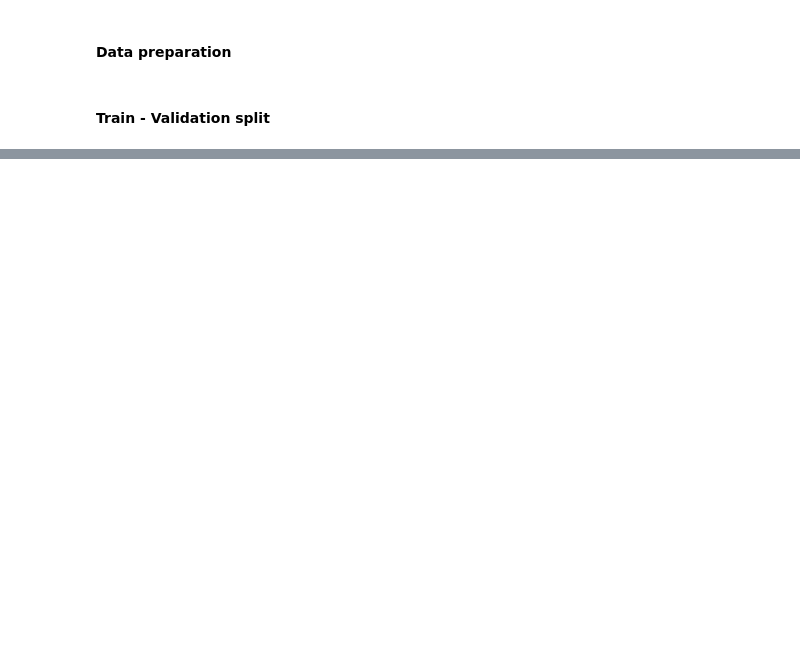
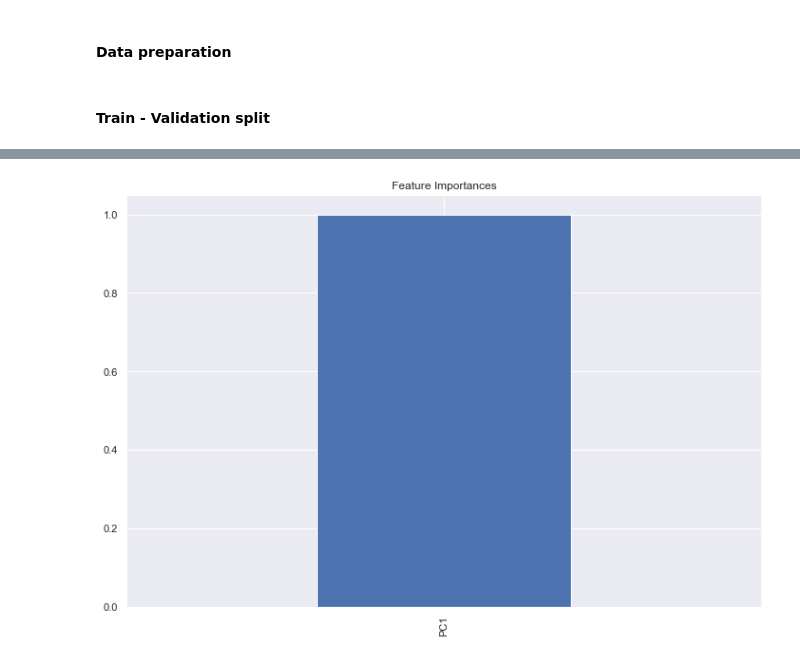
Before and after one commit to Seyone68/Laptop-Price-Analysis, a Jupyter notebook: Laptop_EDA_1.ipynb, the cells around one changed output, grey strips where cells are left out. Cells and saved outputs as stored; diff of their text form; code cells hidden in the pictures; blank space fills up the shorter version.

Commit message:
Save with GBR model

```diff
--- a/Laptop_EDA_1.ipynb
+++ b/Laptop_EDA_1.ipynb
@@ -1167,0 +1394,21 @@ x_train, x_val, y_train, y_val = train_test_split(x_train, y_train, test_size =
+# %%
+# Plotting Feature Importances
+def plot_feature_importances(model, feature_names):
+    importances = model.feature_importances_
+    indices = np.argsort(importances)[::-1]
+
+    plt.figure(figsize=(12, 8))
+    plt.title("Feature Importances")
+    plt.bar(range(len(importances)), importances[indices], align="center")
+    plt.xticks(range(len(importances)), [feature_names[i] for i in indices], rotation=90)
+    plt.xlim([-1, len(importances)])
+    plt.show()
+# %%
+# Since we transformed the data using PCA, let's get the feature names from the PCA components
+original_features = x_train
+# pca_components = pd.DataFrame(pca.components_, columns = original_features)
+
+# Plot the feature importances
+plot_feature_importances(best_gbr, [f'PC{i+1}' for i in range(pca.n_components_)])
+# %% [output]
+[figure, added]
```
Also changed, not shown: parts of 28 cells of this notebook.
